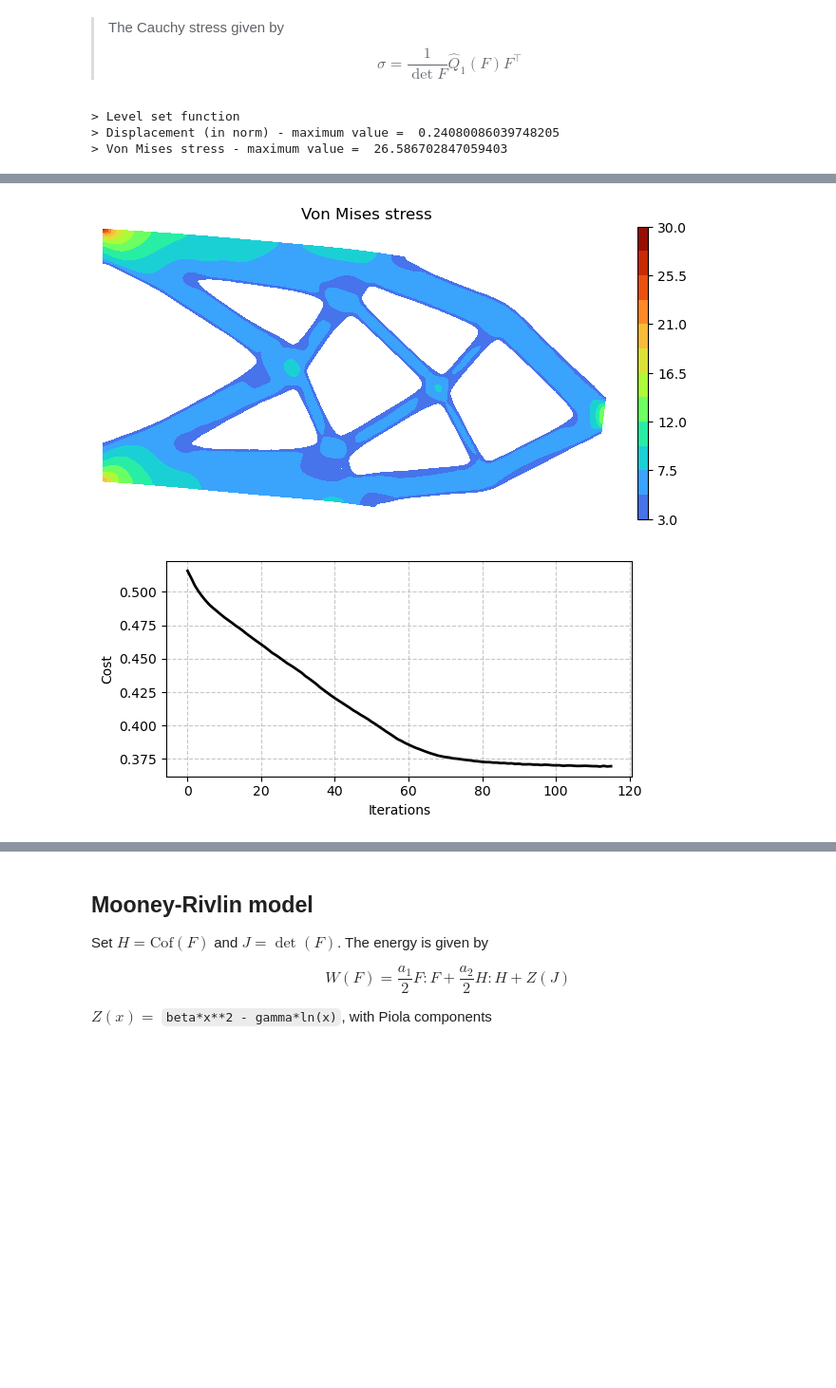
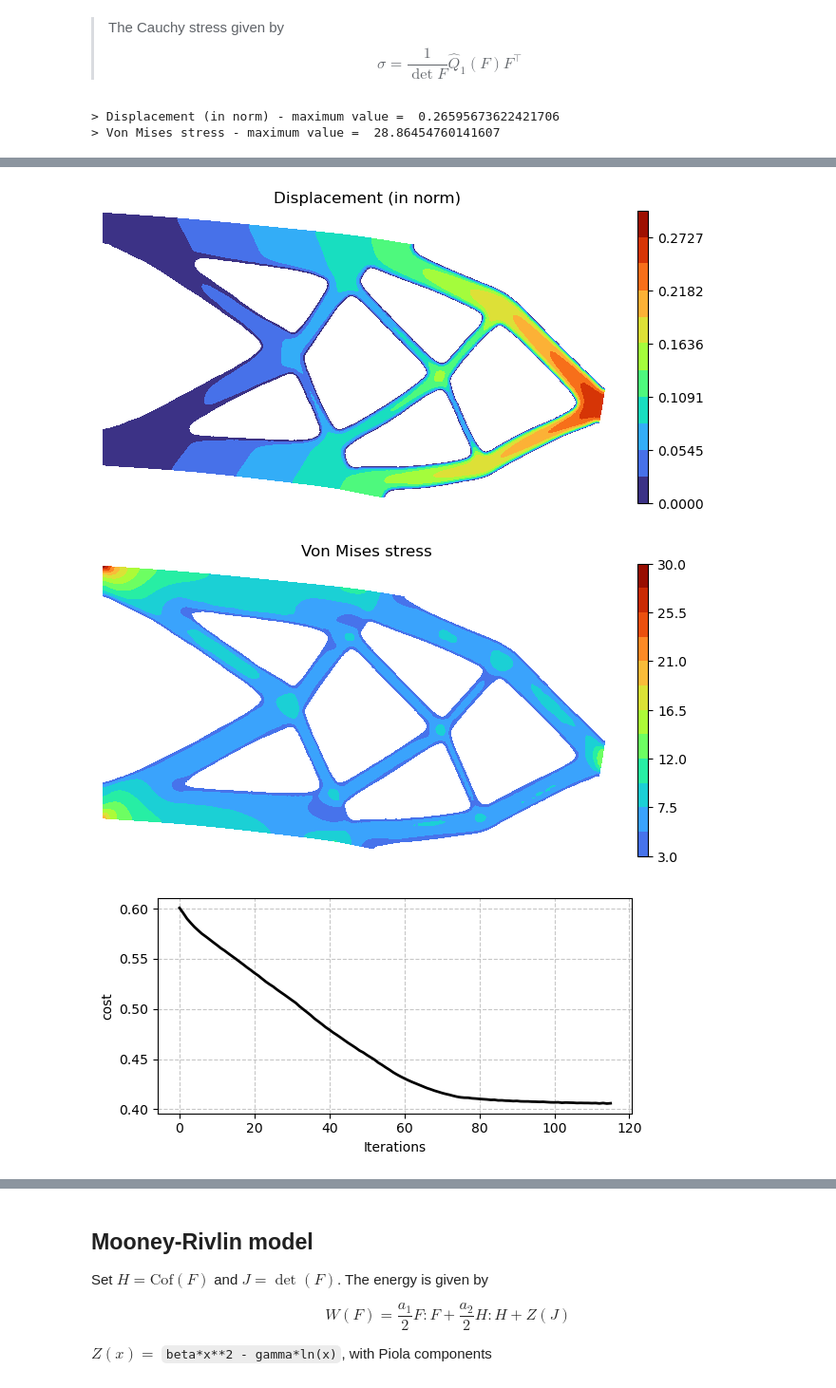
Before and after one commit to PhiFEM/phiFEM_FormOpt, a Jupyter notebook: code/Elasticity.ipynb, the cells around one changed output, grey strips where cells are left out. Shown at 95% size. Drawn from its saved outputs; the diff is of its cells as text; code cells hidden in the pictures; blank space fills up the shorter version.

```diff
--- a/code/Elasticity.ipynb
+++ b/code/Elasticity.ipynb
@@ -173,15 +176,15 @@ $$
 # %%
 test_path = Path("../results/t102/")
 cost_values = np.load(test_path / "data.npz")["cost"]
-volume_values = np.load(test_path / "data.npz")["quantities"]
+volume_values = np.load(test_path / "data.npz")["Volume"]
 niter = cost_values.shape[0] - 1
-lms = [[-0.01, 2.1], [-0.1, 1.01]]
 
+plot_lv(test_path, 0, limits, displacement=False, figsize=(8, 4), boundaries=boundaries, lw=3)
 plot_lv(test_path, niter, limits, displacement=False, figsize=(8, 4), boundaries=boundaries, lw=3)
 plot_dp(test_path, niter, limits, max_dp, figsize=(8, 4))
 plot_vm(test_path, niter, limits, max_vm, figsize=(8, 4))
-plot_cost(cost_values, figsize=(6, 3))
+plot2(cost_values, "cost", (6, 3))
+plot2(volume_values, "volume", (6, 3))
 # %% [output]
-> Level set function
-> Displacement (in norm) - maximum value =  0.24080086039748205
-> Von Mises stress - maximum value =  26.586702847059403
+> Displacement (in norm) - maximum value =  0.26595673622421706
+> Von Mises stress - maximum value =  28.86454760141607
@@ -190,2 +193,3 @@ plot_cost(cost_values, figsize=(6, 3))
-[figure, old version]
+[figure, new version]
-[figure, old version]
+[figure, new version]
+[figure, added]
```
Also changed, not shown: parts of 9 cells of this notebook, 53 other files.
